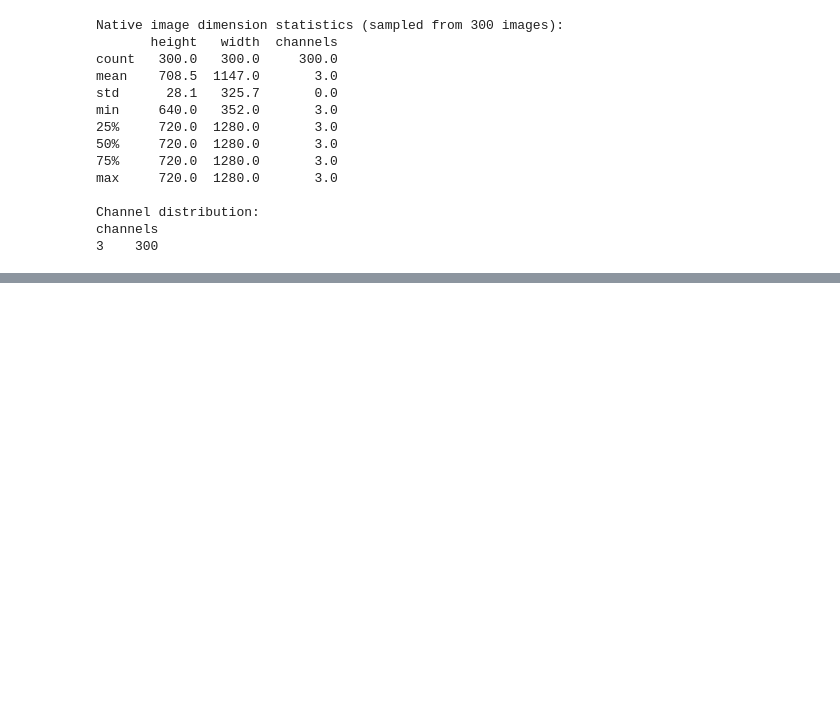
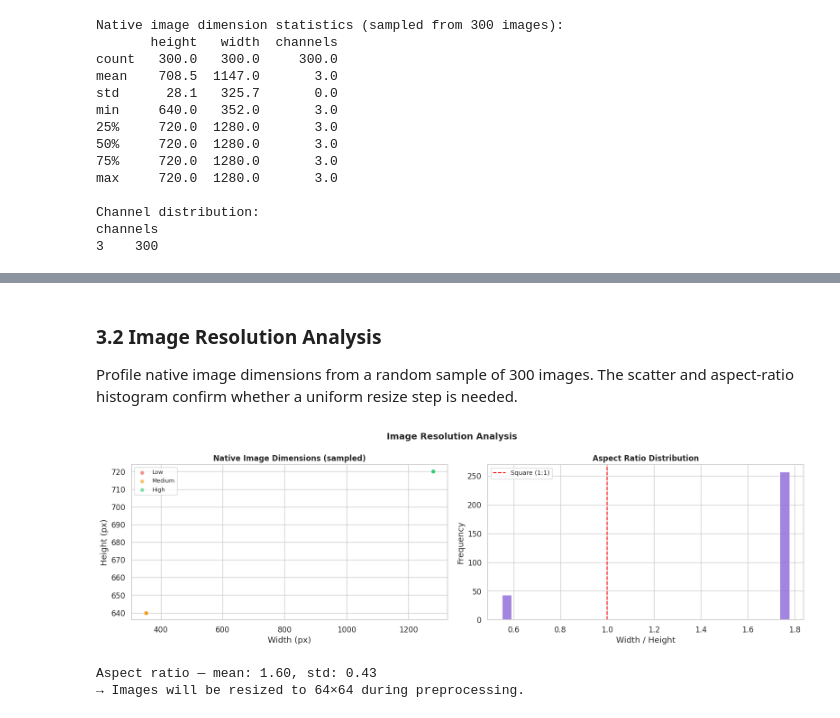
Before and after one commit to YasiniK/multimodal-student-cognitive-load-and-engagement-detection, a Jupyter notebook: Student_Engagement/se_eda_preprocessing.ipynb, the cells around one changed output, grey strips where cells are left out. Saved outputs shown, nothing was run; the diff lists cells and outputs as text; code cells hidden in the pictures; blank space fills up the shorter version.

```diff
--- a/Student_Engagement/se_eda_preprocessing.ipynb
+++ b/Student_Engagement/se_eda_preprocessing.ipynb
@@ -310,0 +379,55 @@ channels
+# %% [markdown]
+### 3.2 Image Resolution Analysis
+
+Profile native image dimensions from a random sample of 300 images. The scatter and aspect-ratio histogram confirm whether a uniform resize step is needed.
+# %%
+# Check if images share a native resolution or vary widely
+sample_df = df.sample(min(300, len(df)), random_state=RANDOM_STATE).copy()
+h_list, w_list, cls_list = [], [], []
+# Read each sampled image and record its height and width
+for _, row in sample_df.iterrows():
+    try:
+        img = io.imread(row['path'])
+        sh = img.shape
+        h_list.append(sh[0])
+        w_list.append(sh[1])
+        cls_list.append(row['engagement'])
+    except Exception:
+        pass
+
+# Store the collected dimensions in a dataframe for easy filtering by class
+res_df = pd.DataFrame({'height': h_list, 'width': w_list, 'engagement': cls_list})
+
+fig, axes = plt.subplots(1, 2, figsize=(16, 5))
+
+for eng in ENGAGEMENT_LABELS:
+    sub = res_df[res_df['engagement'] == eng]
+    axes[0].scatter(sub['width'], sub['height'],
+                    c=PALETTE[eng], label=eng.capitalize(),
+                    alpha=0.6, edgecolors='white', linewidths=0.3, s=40)
+axes[0].set_title('Native Image Dimensions (sampled)', fontsize=12, fontweight='bold')
+axes[0].set_xlabel('Width (px)')
+axes[0].set_ylabel('Height (px)')
+axes[0].legend(fontsize=9)
+
+# Aspect-ratio histogram
+# Aspect ratio = width / height; values close to 1.0 mean nearly square images
+res_df['aspect'] = res_df['width'] / res_df['height']
+axes[1].hist(res_df['aspect'], bins=30, color='mediumpurple', edgecolor='white', alpha=0.85)
+axes[1].axvline(1.0, color='red', linestyle='--', label='Square (1:1)')
+axes[1].set_title('Aspect Ratio Distribution', fontsize=12, fontweight='bold')
+axes[1].set_xlabel('Width / Height')
+axes[1].set_ylabel('Frequency')
+axes[1].legend(fontsize=10)
+
+plt.suptitle('Image Resolution Analysis', fontsize=14, fontweight='bold')
+plt.tight_layout()
+plt.savefig(OUTPUT_DIR / 'eda_resolution.png', dpi=150, bbox_inches='tight')
+plt.show()
+
+print(f'Aspect ratio — mean: {res_df["aspect"].mean():.2f}, std: {res_df["aspect"].std():.2f}')
+print('→ Images will be resized to 64×64 during preprocessing.')
+# %% [output]
+[figure, added]
+Aspect ratio — mean: 1.60, std: 0.43
+→ Images will be resized to 64×64 during preprocessing.
```
Also changed, not shown: parts of 3 cells of this notebook.
